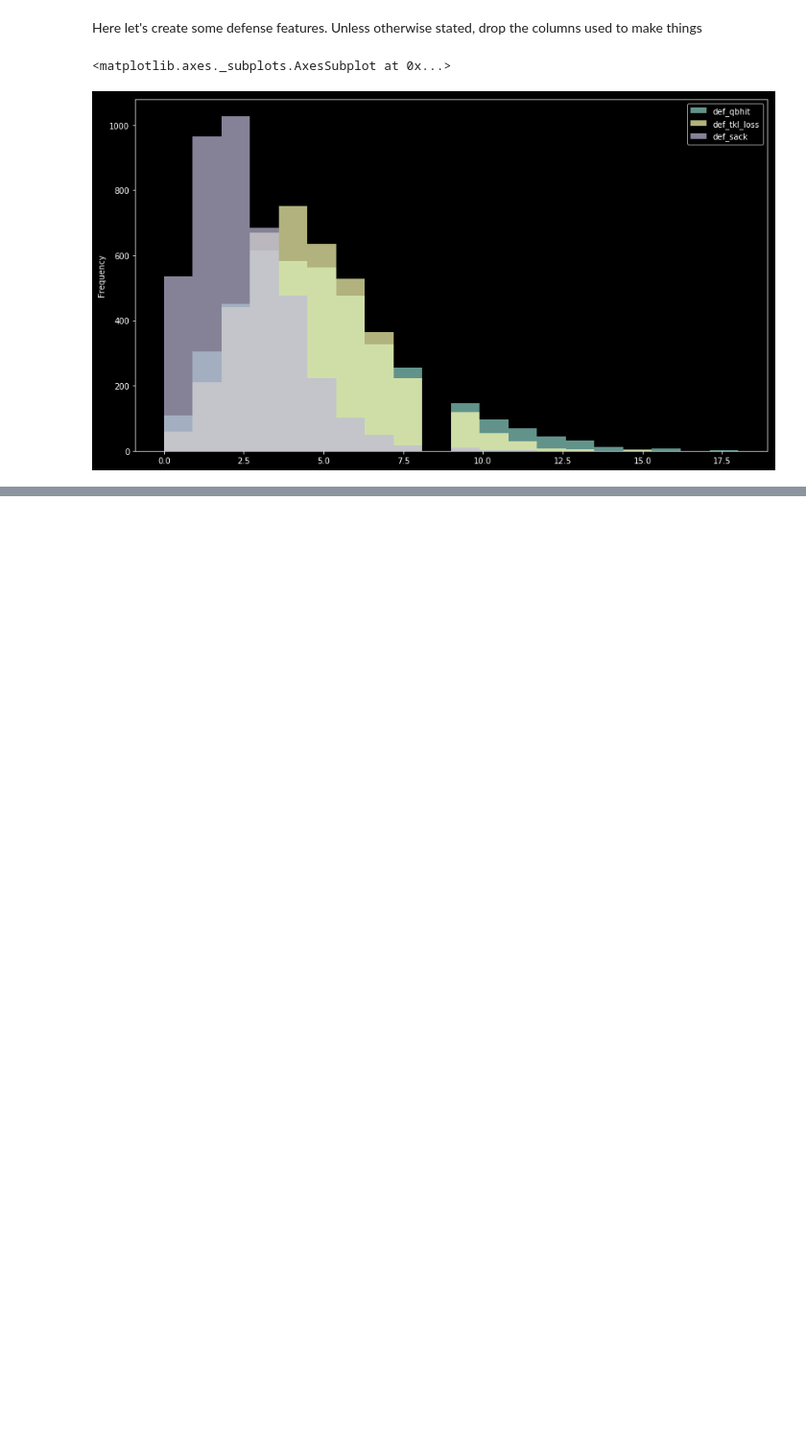
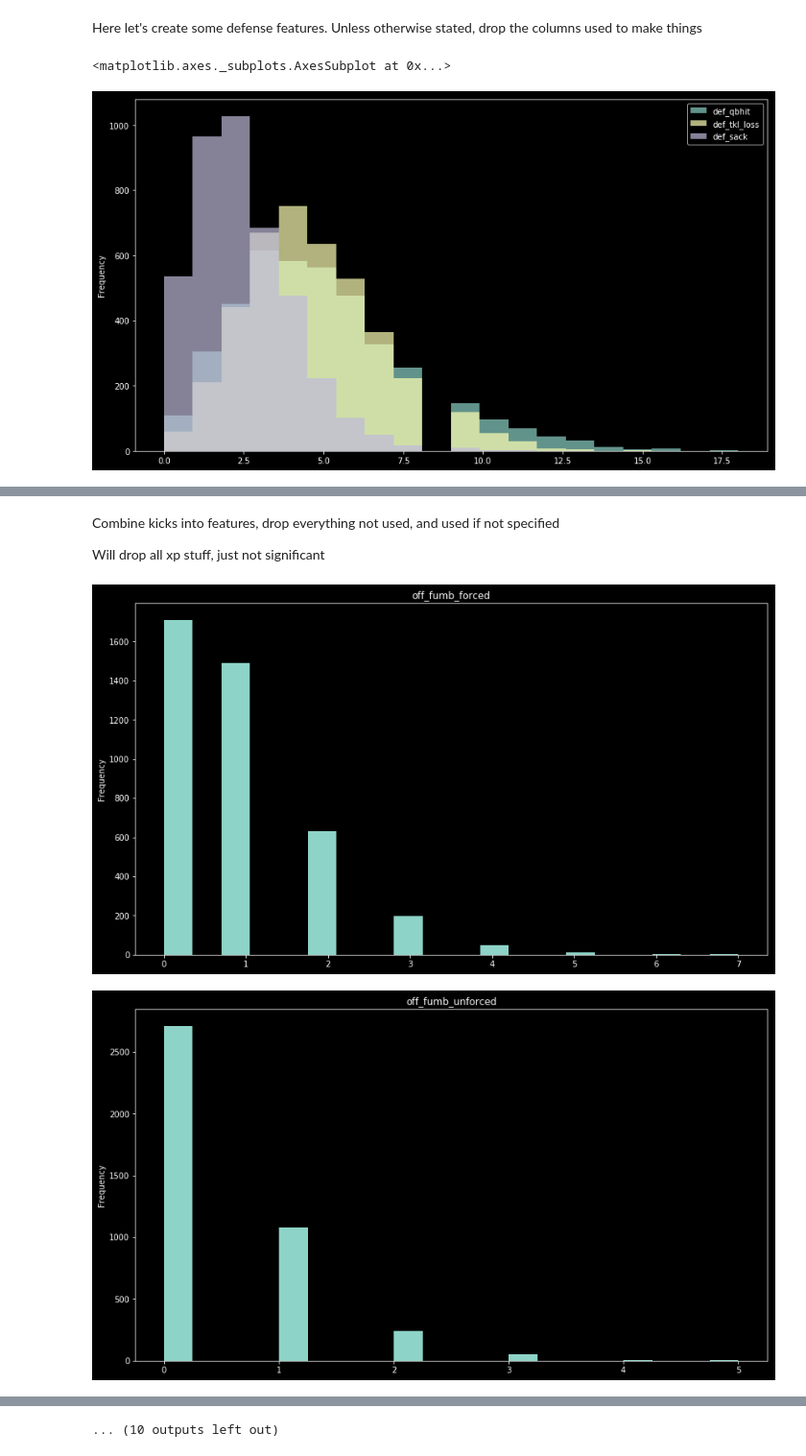
Before and after one commit to markertsean/Fantasy_Football, a Jupyter notebook: exploration/Team.ipynb, the cells around one changed output, grey strips where cells are left out. Shown at 96% size. Drawn from its saved outputs; the diff is of its cells as text; code cells hidden in the pictures; blank space fills up the shorter version.

```diff
--- a/exploration/Team.ipynb
+++ b/exploration/Team.ipynb
@@ -340,0 +399,23 @@ def_yds = [u'def_frec_yds', u'def_int_yds', u'def_misc_yds', u'def_sack_yds', u'
+# %% [markdown]
+Combine kicks into features, drop everything not used, and used if not specified
+
+Will drop all xp stuff, just not significant
+# %%
+# Kickoff vs punting
+all_team_data['frac_score_drives'] = all_team_data['kickoffs'] / ( all_team_data['kickoffs'] + all_team_data['punts'] + all_team_data['fg_miss'] )
+# %%
+# Get the fraction of kickoffs that are ideal, either touchback or past the opposing 20 yd line
+all_team_data['far_kickoffs'] = ( all_team_data['kickoff_in_20'] + all_team_data['kickoff_touchback'] ) / all_team_data['kickoffs']
+# %%
+# Field goal stats, just need to focus on ability to make em
+# keep number of kicks made, gives opportunities
+# also keep range parameters
+all_team_data['fg_frac_made'] = all_team_data['fg_made'] / all_team_data['fg_att' ]
+all_team_data['fg_yds_avg'  ] = all_team_data['fg_yds' ] / all_team_data['fg_made']
+# %%
+for col in off_stuff:
+    all_team_data[col].plot.hist( bins=20, title=col )
+    plt.show()
+# %% [output]
+[figure, added]
+[figure, added]
@@ -341 +432,2 @@ def_yds = [u'def_frec_yds', u'def_int_yds', u'def_misc_yds', u'def_sack_yds', u'
+... (10 outputs left out)
 # %%
```
Also changed, not shown: parts of 16 cells of this notebook.
